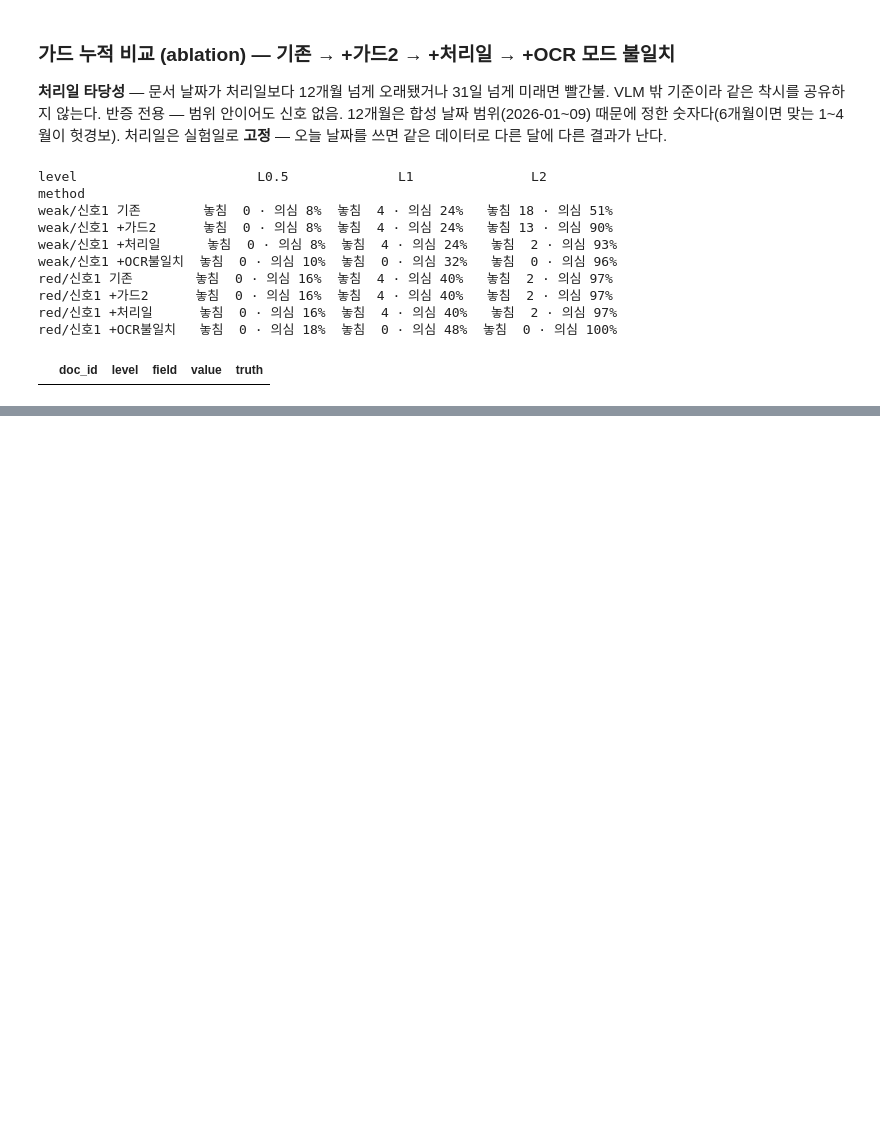
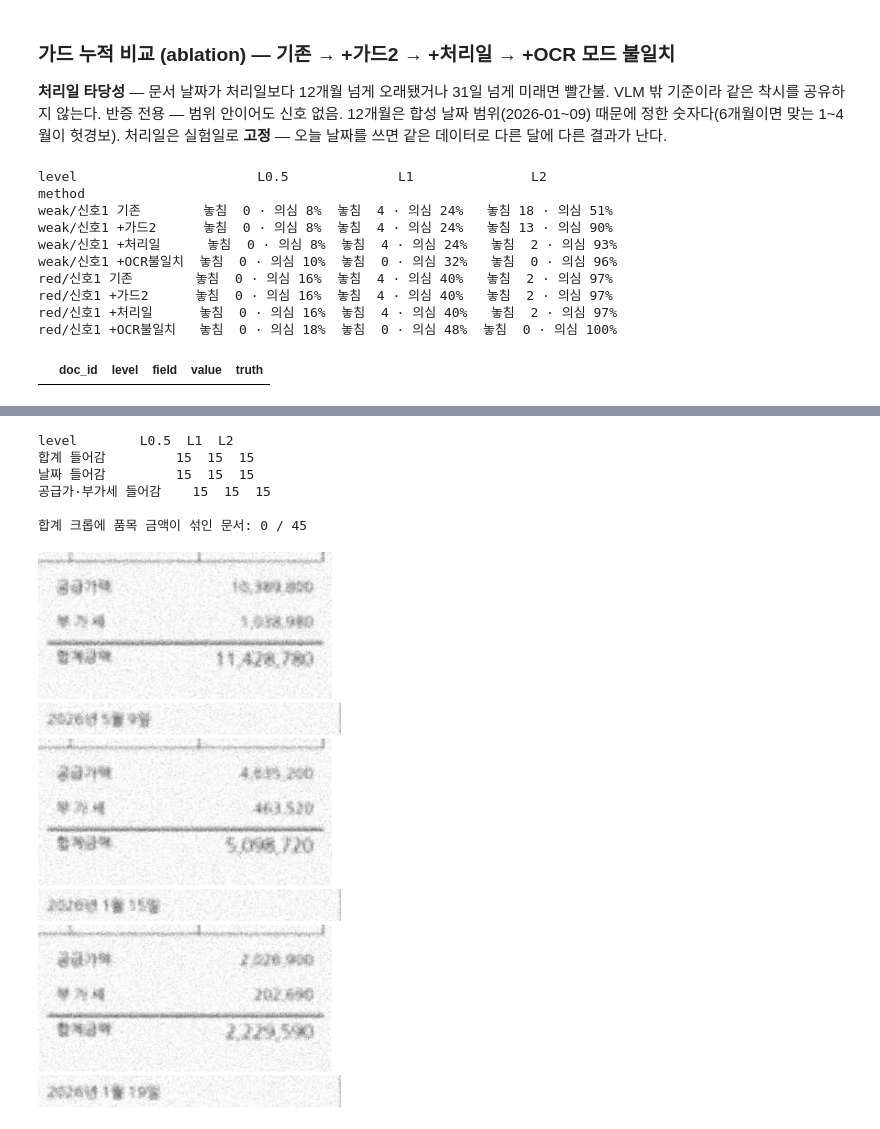
Before and after one commit to songwookun/img-vlm-extractor, a Jupyter notebook: notebooks/02_role_split.ipynb, the cells around one changed output, grey strips where cells are left out. Saved outputs shown, nothing was run; the diff lists cells and outputs as text; code cells hidden in the pictures; blank space fills up the shorter version.

Commit message:
feat: V3 크롭 재독 준비 + 일일 실행 셀을 노트북 끝으로
합계·날짜를 견적서 양식 위치로 잘라 ×2 확대(품목 수는 V0 출력, 정답 bbox 미사용). 45/45 합계·날짜가 크롭 안, 품목 금액 섞임 0. 실행 셀은 모든 정의 뒤로 — V0→V1→V3 순서로 이어진다

```diff
--- a/notebooks/02_role_split.ipynb
+++ b/notebooks/02_role_split.ipynb
@@ -1380,0 +1313,50 @@ red/신호1 +OCR불일치   놓침  0 · 의심 18%  놓침  0 · 의심 48%
+# %%
+def crop_regions(x: dict) -> dict:
+    """양식 위치. 표 아래 = 320 + 행높이 × (V0 이 읽은 품목 수 + 1) — 정답 품목 수를 쓰면 누수.
+       합계 영역은 아래로 150px — 품목 수를 1줄 틀려도(36px) 합계 줄이 남게"""
+    n = len({k.split(".")[0] for k in x if k.startswith("item")}) or 5
+    top = 320 + ROW_H * (n + 1)
+    return {"total": (540, top - 10, 860, top + 150),
+            "date":  (140, 150, 470, 185)}
+
+def crop_up(img, box, scale: int = 2):
+    """×2 확대 — 정보는 늘지 않지만 작은 글자가 더 많은 패치로 보인다. 토큰 수는 미측정"""
+    c = img.crop(box)
+    return c.resize((c.width * scale, c.height * scale), Image.LANCZOS)
+
+# 확인 — 정답 bbox 로 채점만 한다(크롭 위치 결정엔 안 씀)
+def inside(b, box):
+    return b[0] >= box[0] and b[1] >= box[1] and b[2] <= box[2] and b[3] <= box[3]
+
+def overlaps(b, box):
+    return not (b[2] <= box[0] or b[0] >= box[2] or b[3] <= box[1] or b[1] >= box[3])
+
+_cr = []
+for r in V0:
+    reg = crop_regions(r["x"])
+    tb = {f.name: f.bbox for f in r["truths"]}
+    _cr.append({"level": r["level"],
+                "합계 들어감": inside(tb["total"], reg["total"]),
+                "날짜 들어감": inside(tb["date"], reg["date"]),
+                "품목 금액 섞임": sum(overlaps(b, reg["total"]) for k, b in tb.items() if k.endswith(".amount")),
+                "공급가·부가세 들어감": inside(tb["supply"], reg["total"]) and inside(tb["vat"], reg["total"])})
+CR = pd.DataFrame(_cr)
+print(CR.groupby("level")[["합계 들어감", "날짜 들어감", "공급가·부가세 들어감"]].sum().T[VLM_LEVELS], "\n")
+print("합계 크롭에 품목 금액이 섞인 문서:", (CR["품목 금액 섞임"] > 0).sum(), "/", len(CR))
+
+# 미리보기 — L2 세 장의 합계·날짜 크롭
+_l2 = [r for r in V0 if r["level"] == "L2"][:3]
+_tiles = [crop_up(r["image"], crop_regions(r["x"])[k]) for r in _l2 for k in ("total", "date")]
+_w = max(t.width for t in _tiles); _h = sum(t.height for t in _tiles) + 8 * len(_tiles)
+_sheet = Image.new("RGB", (_w, _h), "white"); _y = 0
+for t in _tiles:
+    _sheet.paste(t, (0, _y)); _y += t.height + 8
+_sheet
+# %% [output]
+level        L0.5  L1  L2
+합계 들어감         15  15  15
+날짜 들어감         15  15  15
+공급가·부가세 들어감    15  15  15
+
+합계 크롭에 품목 금액이 섞인 문서: 0 / 45
+[figure, added]
```
Also changed, not shown: parts of 9 cells of this notebook.
